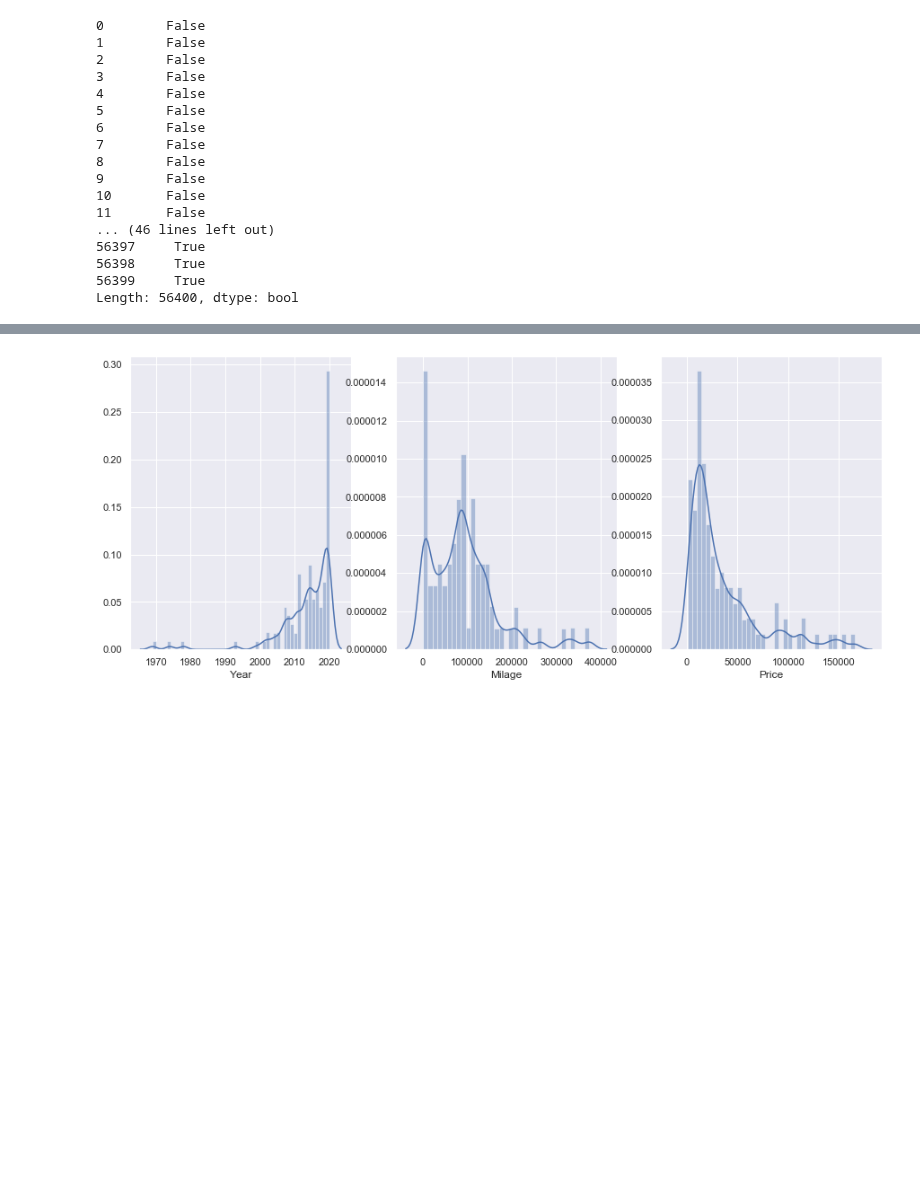
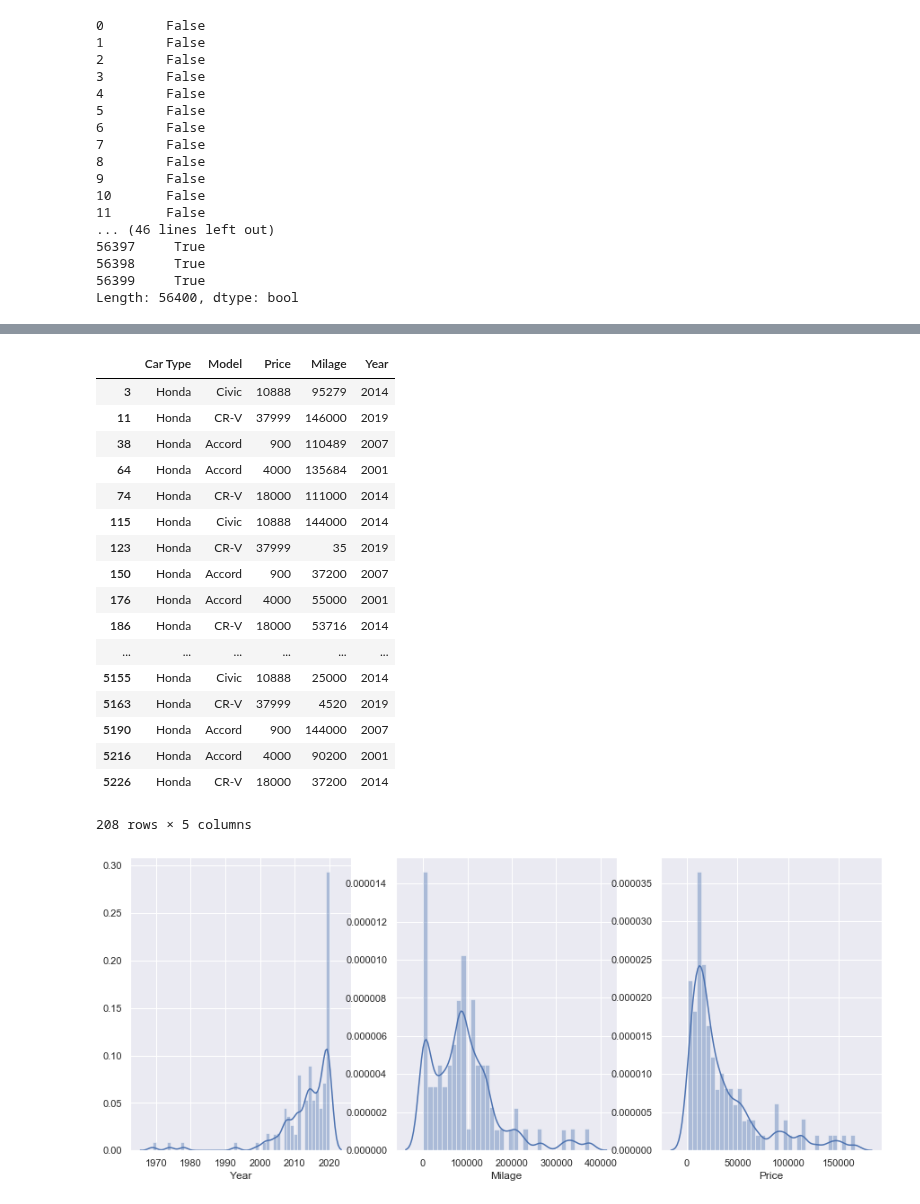
Before and after one commit to kavehamini/Used-Car-Price-Predictor, a Jupyter notebook: Analysis, Cleaning and Visualization of Used Honda Dataset obtained by Scraping Kijiji.ipynb, the cells around one changed output, grey strips where cells are left out. Cells and saved outputs as stored; diff of their text form; code cells hidden in the pictures; blank space fills up the shorter version.

```diff
--- a/Analysis, Cleaning and Visualization of Used Honda Dataset obtained by Scraping Kijiji.ipynb
+++ b/Analysis, Cleaning and Visualization of Used Honda Dataset obtained by Scraping Kijiji.ipynb
@@ -68,3 +60,4 @@ csql_DF.head()
 # %%
-csql_DF=csql_DF[['Car Type', 'Model', 'Price', 'Milage', 'Year']]
+#Selecting the useful columns only and removing unuseful columns
+csql_DF=sql_DF[['Car Type', 'Model', 'Price', 'Milage', 'Year']]
 # %%
@@ -104 +96,27 @@ df.describe()
+# %%
+new = df[df['Car Type']=='Honda']
+# %%
+new.reset_index()
+n = new.drop_duplicates()
+# %%
+n
+# %% [output]
+|  | Car Type | Model | Price | Milage | Year |
+| 3 | Honda | Civic | 10888 | 95279 | 2014 |
+| 11 | Honda | CR-V | 37999 | 146000 | 2019 |
+| 38 | Honda | Accord | 900 | 110489 | 2007 |
+| 64 | Honda | Accord | 4000 | 135684 | 2001 |
+| 74 | Honda | CR-V | 18000 | 111000 | 2014 |
+| 115 | Honda | Civic | 10888 | 144000 | 2014 |
+| 123 | Honda | CR-V | 37999 | 35 | 2019 |
+| 150 | Honda | Accord | 900 | 37200 | 2007 |
+| 176 | Honda | Accord | 4000 | 55000 | 2001 |
+| 186 | Honda | CR-V | 18000 | 53716 | 2014 |
+| ... | ... | ... | ... | ... | ... |
+| 5155 | Honda | Civic | 10888 | 25000 | 2014 |
+| 5163 | Honda | CR-V | 37999 | 4520 | 2019 |
+| 5190 | Honda | Accord | 900 | 144000 | 2007 |
+| 5216 | Honda | Accord | 4000 | 90200 | 2001 |
+| 5226 | Honda | CR-V | 18000 | 37200 | 2014 |
+208 rows × 5 columns
 # %%
```
Also changed, not shown: parts of 13 cells of this notebook, 4 other files.
